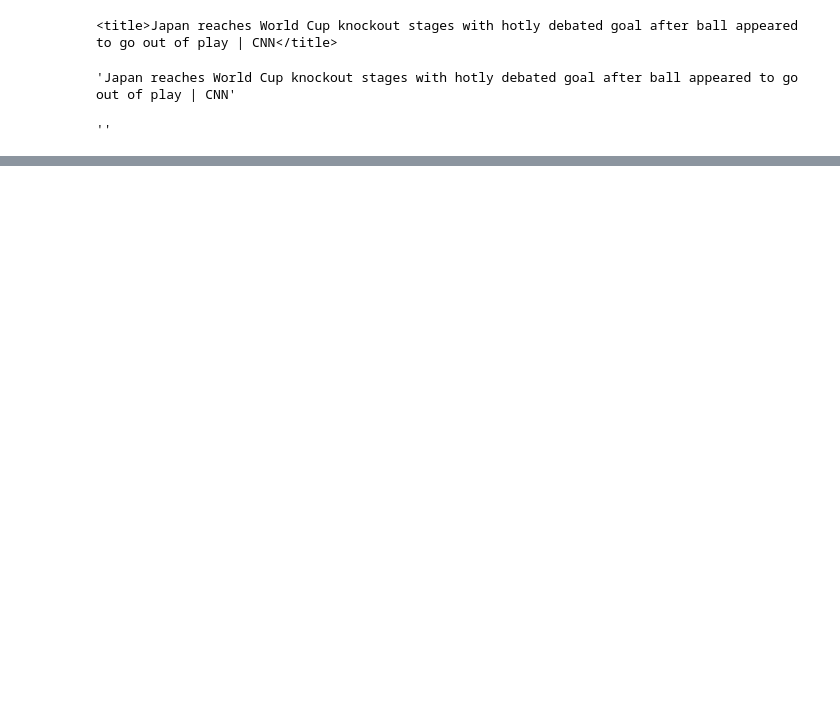
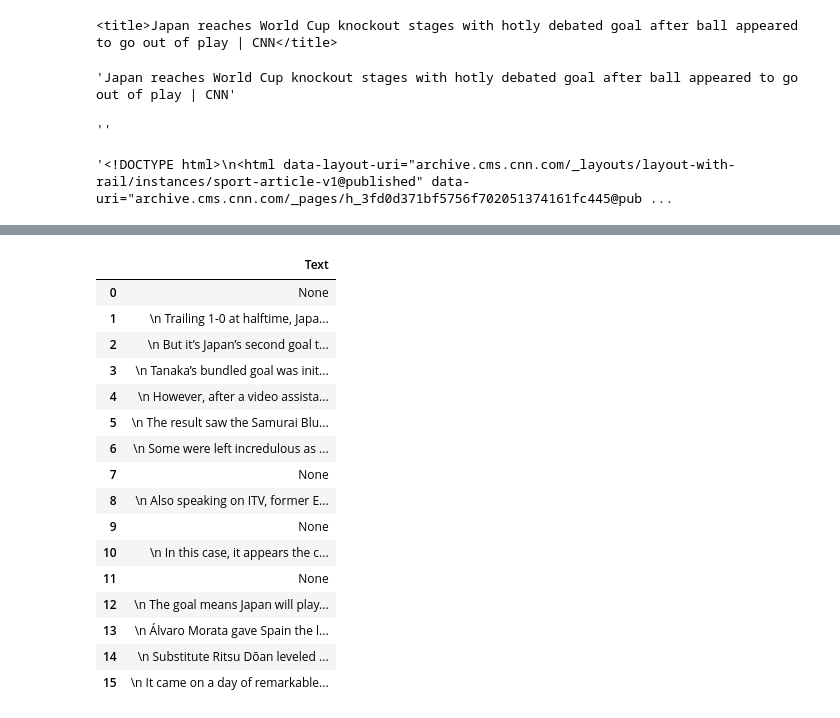
Before and after one commit to jakobdesantis/homework-1, a Jupyter notebook: notebooks/01-scraping.ipynb, the cells around one changed output, grey strips where cells are left out. Saved outputs shown, nothing was run; the diff lists cells and outputs as text; code cells hidden in the pictures; blank space fills up the shorter version.

Commit message:
Dataframe
Pandas Dataframe erstellt und Daten reingepackt.

```diff
--- a/notebooks/01-scraping.ipynb
+++ b/notebooks/01-scraping.ipynb
@@ -56,6 +56,10 @@ soup.span.text
 ''
 # %%
 text = soup.find_all("p", class_="paragraph inline-placeholder")
+# %%
+soup.prettify ()
+# %% [output]
+'<!DOCTYPE html>\n<html data-layout-uri="archive.cms.cnn.com/_layouts/layout-with-rail/instances/sport-article-v1@published" data-uri="archive.cms.cnn.com/_pages/h_3fd0d371bf5756f702051374161fc445@pub ...
 # %%
 article_text = []
 
@@ -80,3 +84,25 @@ article_text
  '\n      Álvaro Morata gave Spain the lead at the Khalifa International Stadium after he headed home César Azpilicueta’s cross. Japan, which also stunned Germany earlier in the tournament, responded  ...
  '\n      Substitute Ritsu Dōan leveled the game before Ao Tanaka got the controversial winner soon after. \n  ',
  '\n      It came on a day of remarkable upsets in Qatar as Belgium, ranked second in FIFA’s rankings, crashed out of the tournament after a 0-0 draw with Croatia and Morocco’s 2-1 victory against Can ...
+# %%
+df_text = pd.DataFrame({"Text" : article_text})
+# %%
+df_text
+# %% [output]
+|  | Text |
+| 0 | None |
+| 1 | \n Trailing 1-0 at halftime, Japa... |
+| 2 | \n But it’s Japan’s second goal t... |
+| 3 | \n Tanaka’s bundled goal was init... |
+| 4 | \n However, after a video assista... |
+| 5 | \n The result saw the Samurai Blu... |
+| 6 | \n Some were left incredulous as ... |
+| 7 | None |
+| 8 | \n Also speaking on ITV, former E... |
+| 9 | None |
+| 10 | \n In this case, it appears the c... |
+| 11 | None |
+| 12 | \n The goal means Japan will play... |
+| 13 | \n Álvaro Morata gave Spain the l... |
+| 14 | \n Substitute Ritsu Dōan leveled ... |
+| 15 | \n It came on a day of remarkable... |
```
